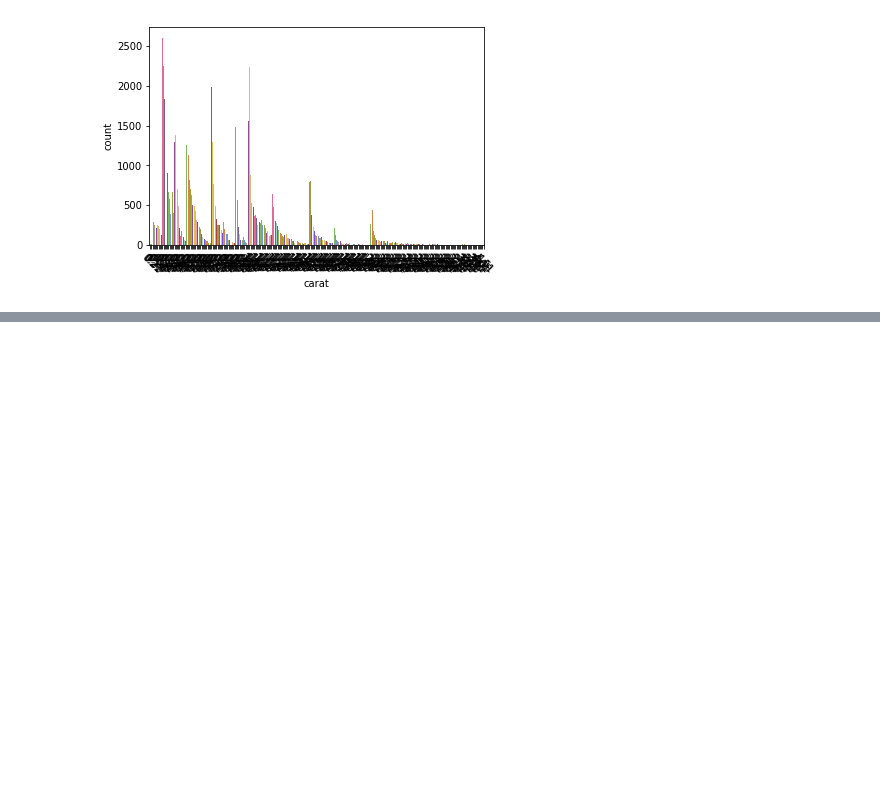
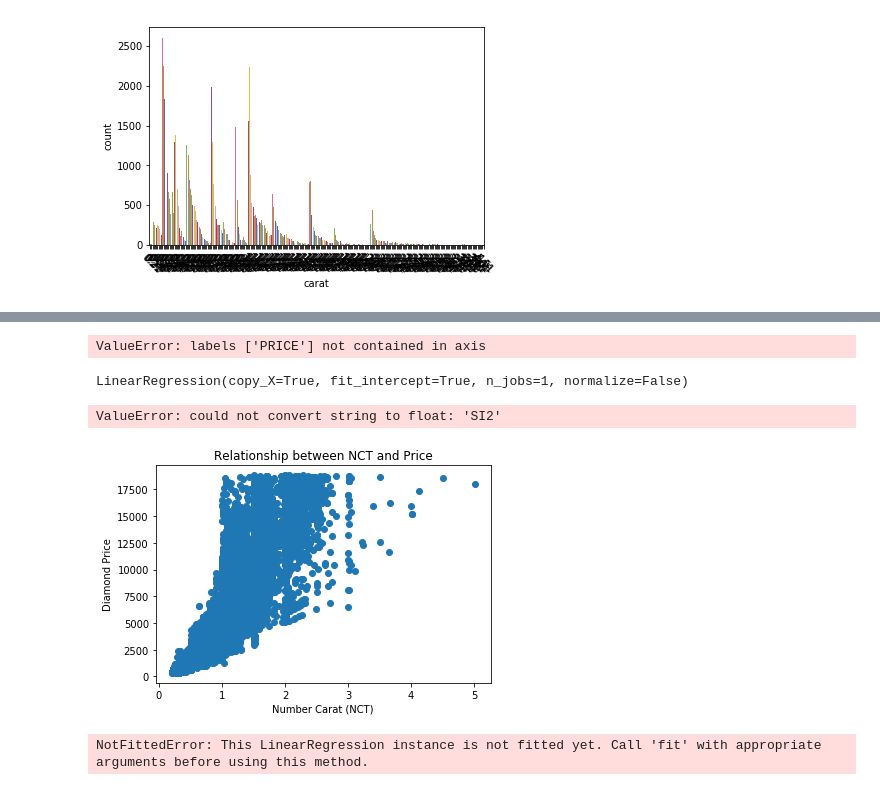
Before and after one commit to tyettil21/DataAnalyticsbootcamp2018mc, a Jupyter notebook: Practice - Diamond.ipynb, the cells around one changed output, grey strips where cells are left out. Saved outputs shown, nothing was run; the diff lists cells and outputs as text; code cells hidden in the pictures; blank space fills up the shorter version.

```diff
--- a/Practice - Diamond.ipynb
+++ b/Practice - Diamond.ipynb
@@ -474,0 +599,34 @@ plt.xticks(rotation=-45)
+# %%
+from sklearn.linear_model import LinearRegression
+X = df.drop('PRICE', axis = 1)
+
+#assign linear regression function to a variable
+lm = LinearRegression()
+lm
+# %% [output]
+ValueError: labels ['PRICE'] not contained in axis
+# %%
+from sklearn.linear_model import LinearRegression
+X = df.drop('price', axis = 1)
+
+#assign linear regression function to a variable
+lm = LinearRegression()
+lm
+# %% [output]
+LinearRegression(copy_X=True, fit_intercept=True, n_jobs=1, normalize=False)
+# %%
+lm.fit(X, df.price)
+# %% [output]
+ValueError: could not convert string to float: 'SI2'
+# %%
+plt.scatter(df.carat, df.price)
+plt.xlabel("Number Carat (NCT)")
+plt.ylabel("Diamond Price")
+plt.title("Relationship between NCT and Price")
+plt.show()
+# %% [output]
+[figure, added]
+# %%
+lm.predict(X)[0:5]
+# %% [output]
+NotFittedError: This LinearRegression instance is not fitted yet. Call 'fit' with appropriate arguments before using this method.
```
Also changed, not shown: parts of 59 cells of this notebook.
